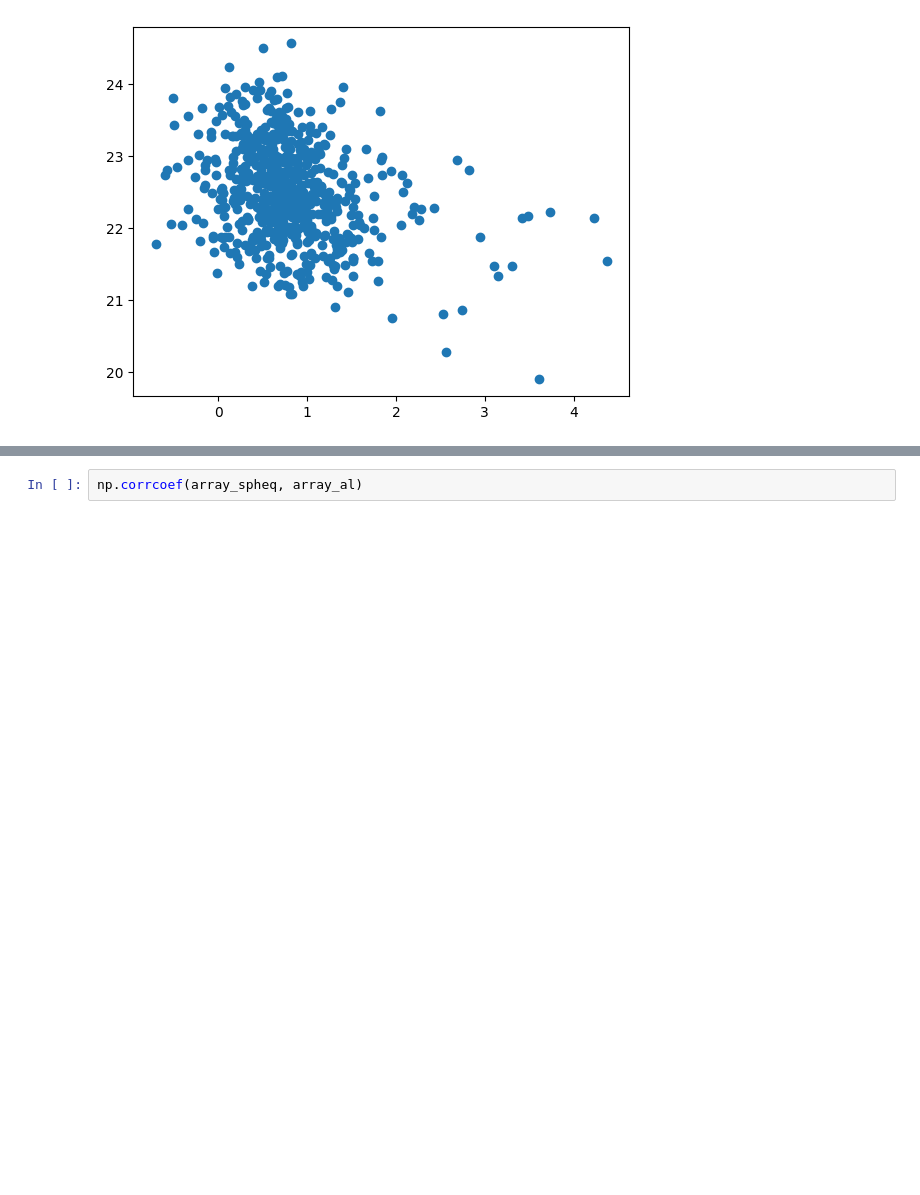
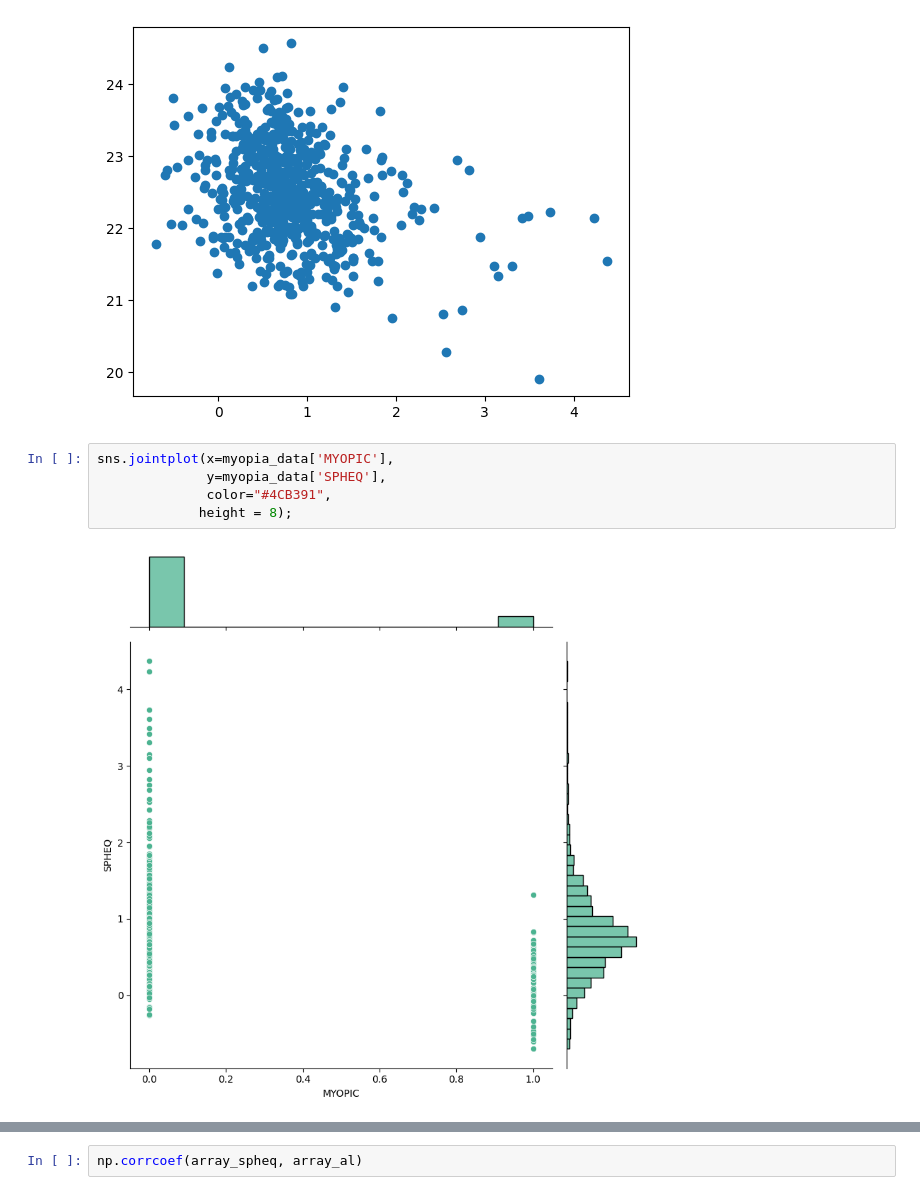
Before and after one commit to Kuja182/Data-Science-PortFolio, a Jupyter notebook: analisis_miopia_EEUU.ipynb, the cells around one changed output, grey strips where cells are left out. Saved outputs shown, nothing was run; the diff lists cells and outputs as text; blank space fills up the shorter version.

```diff
--- a/analisis_miopia_EEUU.ipynb
+++ b/analisis_miopia_EEUU.ipynb
@@ -50,3 +82,10 @@ array_miop = np.array(myopia_data["MYOPIC"])
 plt.scatter(x=array_spheq, y=array_al);
 # %% [output]
 [figure]
+# %%
+sns.jointplot(x=myopia_data['MYOPIC'],
+              y=myopia_data['SPHEQ'],
+              color="#4CB391",
+             height = 8);
+# %% [output]
+[figure, added]
```
Also changed, not shown: parts of 18 cells of this notebook.
